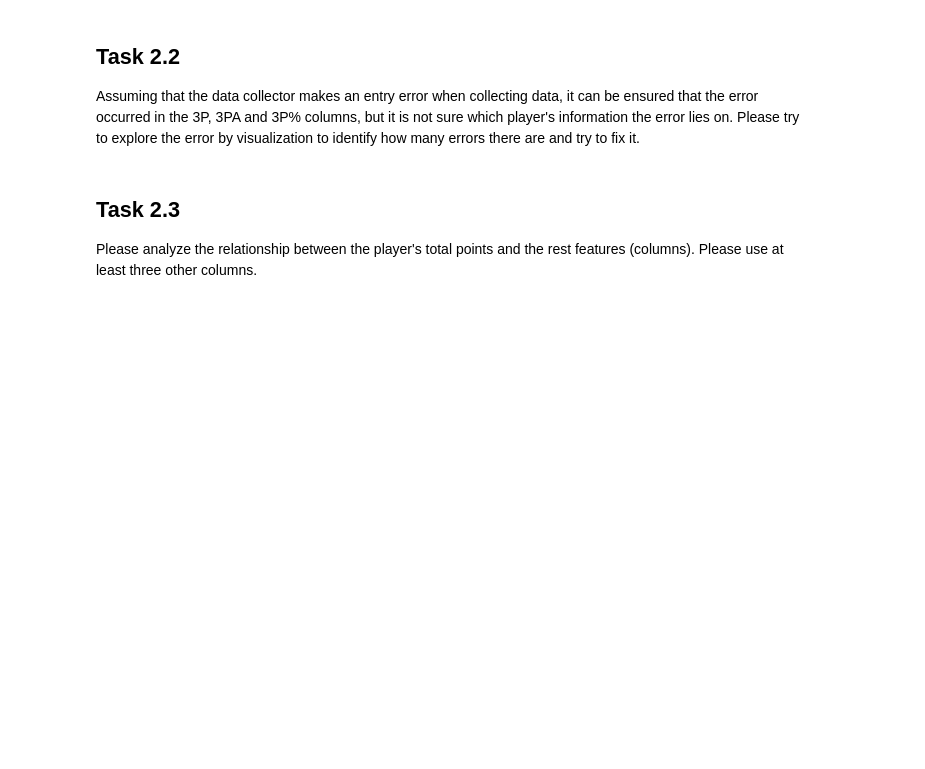
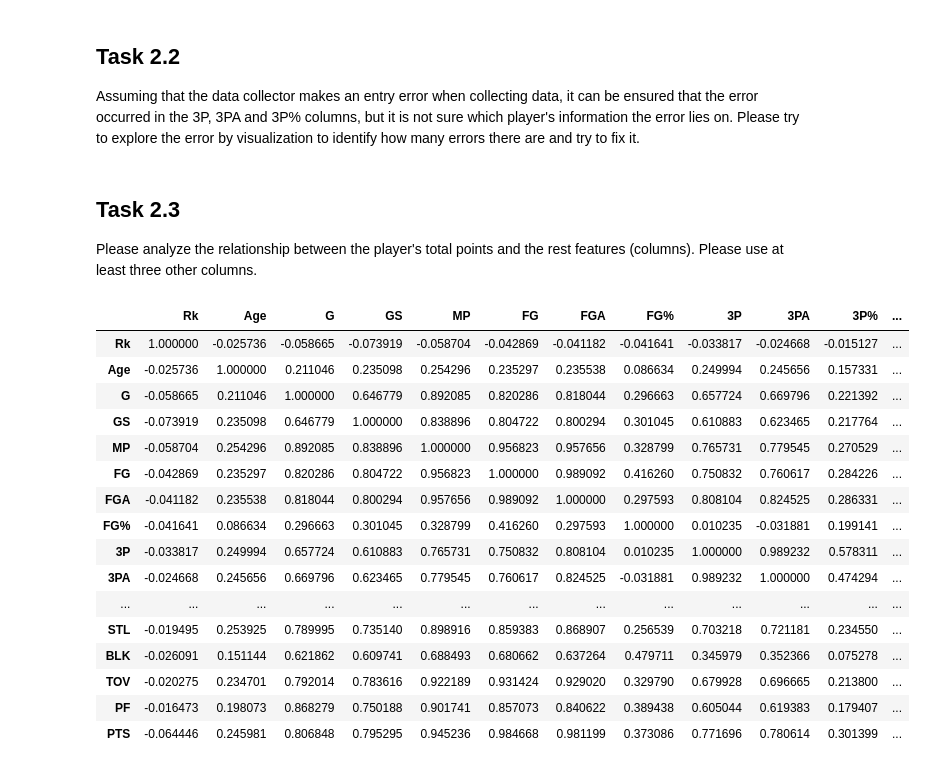
Before and after one commit to floeck/nba-analysis, a Jupyter notebook: notebook.ipynb, the cells around one changed output. Drawn from its saved outputs; the diff is of its cells as text; code cells hidden in the pictures; blank space fills up the shorter version.

```diff
--- a/notebook.ipynb
+++ b/notebook.ipynb
@@ -22,0 +17,2 @@ Now the data file is loaded into the notebook for subsequent investigation.
+# %%
+df = pd.read_csv('https://raw.githubusercontent.com/floeck/nba-analysis/master/NBA_players_stats.csv', sep = ',')
@@ -47,3 +144,22 @@ Assuming that the data collector makes an entry error when collecting data, it c
 Please analyze the relationship between the player's total points and the rest features (columns). Please use at least three other columns.
 # %%
 # Code goes after this line by adding cells
+df.corr(method='spearman')
+# %% [output]
+|  | Rk | Age | G | GS | MP | FG | FGA | FG% | 3P | 3PA | 3P% | ... |
+| Rk | 1.000000 | -0.025736 | -0.058665 | -0.073919 | -0.058704 | -0.042869 | -0.041182 | -0.041641 | -0.033817 | -0.024668 | -0.015127 | ... |
+| Age | -0.025736 | 1.000000 | 0.211046 | 0.235098 | 0.254296 | 0.235297 | 0.235538 | 0.086634 | 0.249994 | 0.245656 | 0.157331 | ... |
+| G | -0.058665 | 0.211046 | 1.000000 | 0.646779 | 0.892085 | 0.820286 | 0.818044 | 0.296663 | 0.657724 | 0.669796 | 0.221392 | ... |
+| GS | -0.073919 | 0.235098 | 0.646779 | 1.000000 | 0.838896 | 0.804722 | 0.800294 | 0.301045 | 0.610883 | 0.623465 | 0.217764 | ... |
+| MP | -0.058704 | 0.254296 | 0.892085 | 0.838896 | 1.000000 | 0.956823 | 0.957656 | 0.328799 | 0.765731 | 0.779545 | 0.270529 | ... |
+| FG | -0.042869 | 0.235297 | 0.820286 | 0.804722 | 0.956823 | 1.000000 | 0.989092 | 0.416260 | 0.750832 | 0.760617 | 0.284226 | ... |
+| FGA | -0.041182 | 0.235538 | 0.818044 | 0.800294 | 0.957656 | 0.989092 | 1.000000 | 0.297593 | 0.808104 | 0.824525 | 0.286331 | ... |
+| FG% | -0.041641 | 0.086634 | 0.296663 | 0.301045 | 0.328799 | 0.416260 | 0.297593 | 1.000000 | 0.010235 | -0.031881 | 0.199141 | ... |
+| 3P | -0.033817 | 0.249994 | 0.657724 | 0.610883 | 0.765731 | 0.750832 | 0.808104 | 0.010235 | 1.000000 | 0.989232 | 0.578311 | ... |
+| 3PA | -0.024668 | 0.245656 | 0.669796 | 0.623465 | 0.779545 | 0.760617 | 0.824525 | -0.031881 | 0.989232 | 1.000000 | 0.474294 | ... |
+| ... | ... | ... | ... | ... | ... | ... | ... | ... | ... | ... | ... | ... |
+| STL | -0.019495 | 0.253925 | 0.789995 | 0.735140 | 0.898916 | 0.859383 | 0.868907 | 0.256539 | 0.703218 | 0.721181 | 0.234550 | ... |
+| BLK | -0.026091 | 0.151144 | 0.621862 | 0.609741 | 0.688493 | 0.680662 | 0.637264 | 0.479711 | 0.345979 | 0.352366 | 0.075278 | ... |
+| TOV | -0.020275 | 0.234701 | 0.792014 | 0.783616 | 0.922189 | 0.931424 | 0.929020 | 0.329790 | 0.679928 | 0.696665 | 0.213800 | ... |
+| PF | -0.016473 | 0.198073 | 0.868279 | 0.750188 | 0.901741 | 0.857073 | 0.840622 | 0.389438 | 0.605044 | 0.619383 | 0.179407 | ... |
+| PTS | -0.064446 | 0.245981 | 0.806848 | 0.795295 | 0.945236 | 0.984668 | 0.981199 | 0.373086 | 0.771696 | 0.780614 | 0.301399 | ... |
```
Also changed, not shown: parts of 19 cells of this notebook, 1 other file.
